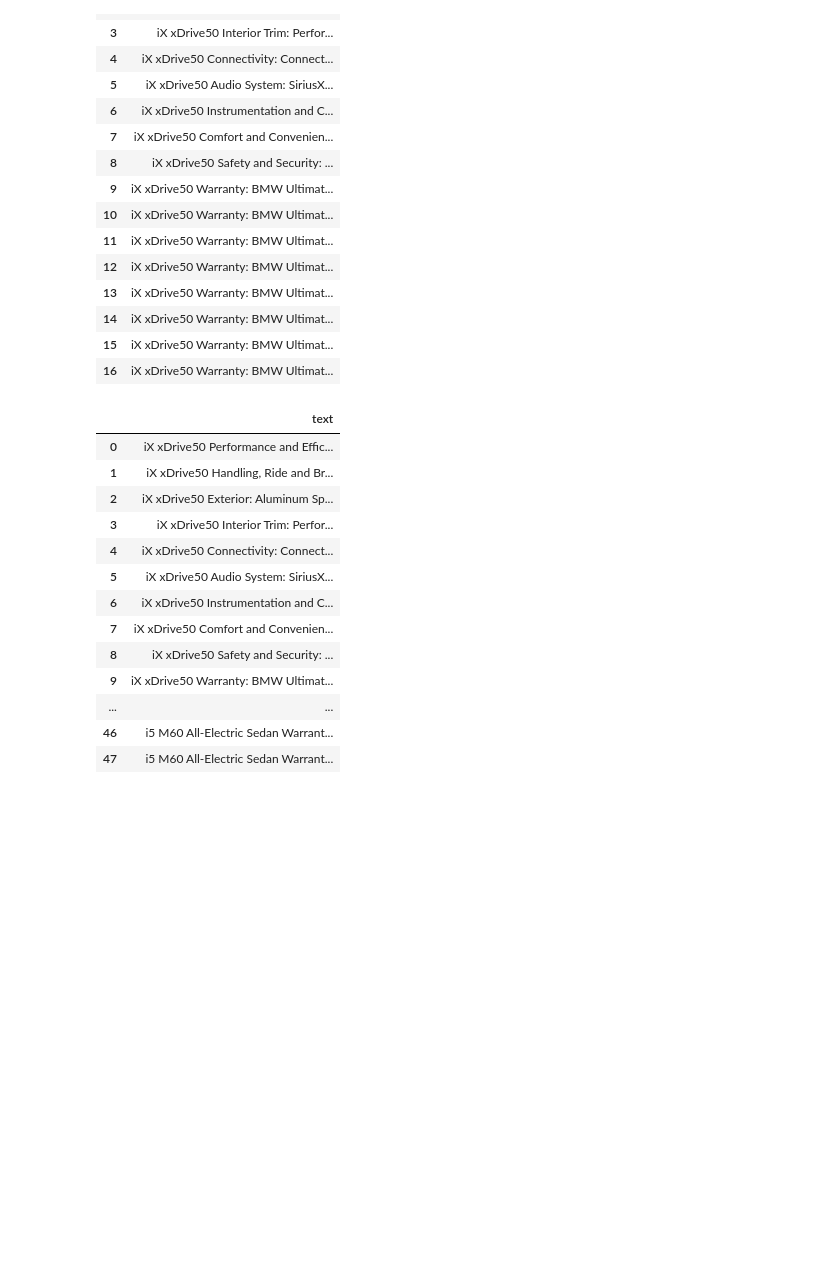
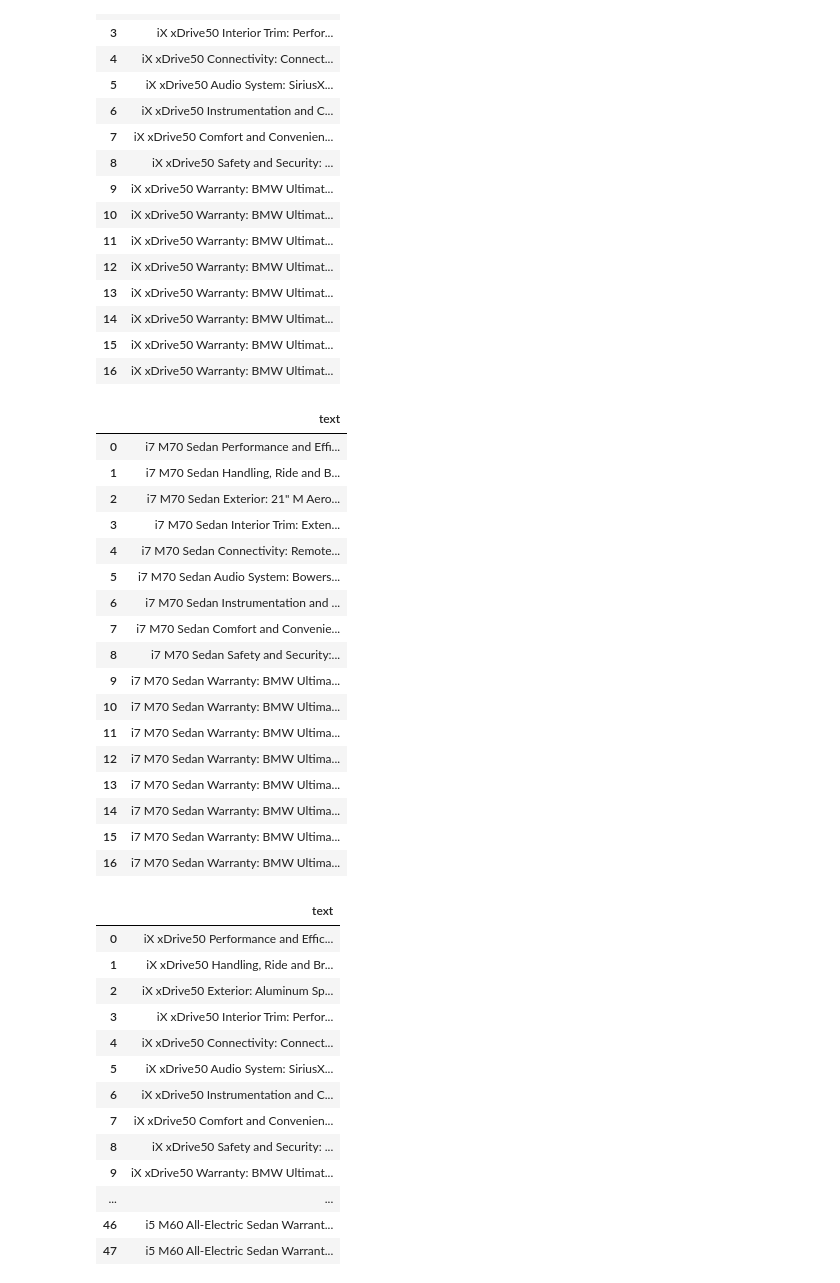
Before and after one commit to bordator/Udacity-GenerativeAI, a Jupyter notebook: projects/BYOCustomChatbot/project.ipynb, the cells around one changed output. Cells and saved outputs as stored; diff of their text form; code cells hidden in the pictures; blank space fills up the shorter version.

```diff
--- a/projects/BYOCustomChatbot/project.ipynb
+++ b/projects/BYOCustomChatbot/project.ipynb
@@ -33,19 +33,28 @@ def fetch_page(url: str):
 # %%
 #research_url = https://www.bmwusa.com/vehicles/all-electric/i5/sedan/electric-bmw-m.html
 #research_url2 = https://www.bmwusa.com/vehicles/all-electric/ix/suv/electric-bmw-m.html
+#research_url3 =https://www.bmwusa.com/vehicles/all-electric/i7/sedan/electric-bmw-m.html
 
 # Get the source of the page
 #source = fetch_page(research_url)
-
 # Write the source to disk
-#with open("https://www.bmwusa.com/vehicles/all-electric/i5/sedan/electric-bmw-m.html", "w") as f:
+#with open("2025BMWiXxDrive50All-ElectricSUV_ Features&Specs.html", "w") as f:
+#    f.write(source)
+# Get the source of the page
+#source = fetch_page(research_url2)
+# Write the source to disk
+#with open("BMWi7M70All-Electric LuxurySedan_BMWUSA.html", "w") as f:
+#    f.write(source)
+#source = fetch_page(research_url3)
+# Write the source to disk
+#with open("BMWi5M60All-ElectricSedan_BMWUSA.html", "w") as f:
 #    f.write(source)
 #had to store the pages localy because of access issues
 
 # Load the source from disk
 with open(path + "2025BMWiXxDrive50All-ElectricSUV_ Features&Specs.html", "r") as f:
     source = f.read()
-with open(path + "2025BMWiXxDrive50All-ElectricSUV_ Features&Specs.html", "r") as f:
+with open(path + "BMWi7M70All-Electric LuxurySedan_BMWUSA.html", "r") as f:
     source2 = f.read()
 with open(path + "BMWi5M60All-ElectricSedan_BMWUSA.html", "r") as f:
     source3 = f.read()
@@ -100,4 +109,27 @@ df_1
 | 14 | iX xDrive50 Warranty: BMW Ultimat... |
 | 15 | iX xDrive50 Warranty: BMW Ultimat... |
 | 16 | iX xDrive50 Warranty: BMW Ultimat... |
+# %%
+featureList = parsePage2(source2, "i7 M70 Sedan")
+df_test = pd.DataFrame(featureList, columns=['text'])
+df_test
+# %% [output]
+|  | text |
+| 0 | i7 M70 Sedan Performance and Effi... |
+| 1 | i7 M70 Sedan Handling, Ride and B... |
+| 2 | i7 M70 Sedan Exterior: 21" M Aero... |
+| 3 | i7 M70 Sedan Interior Trim: Exten... |
+| 4 | i7 M70 Sedan Connectivity: Remote... |
+| 5 | i7 M70 Sedan Audio System: Bowers... |
+| 6 | i7 M70 Sedan Instrumentation and ... |
+| 7 | i7 M70 Sedan Comfort and Convenie... |
+| 8 | i7 M70 Sedan Safety and Security:... |
+| 9 | i7 M70 Sedan Warranty: BMW Ultima... |
+| 10 | i7 M70 Sedan Warranty: BMW Ultima... |
+| 11 | i7 M70 Sedan Warranty: BMW Ultima... |
+| 12 | i7 M70 Sedan Warranty: BMW Ultima... |
+| 13 | i7 M70 Sedan Warranty: BMW Ultima... |
+| 14 | i7 M70 Sedan Warranty: BMW Ultima... |
+| 15 | i7 M70 Sedan Warranty: BMW Ultima... |
+| 16 | i7 M70 Sedan Warranty: BMW Ultima... |
 # %%
```
Also changed, not shown: parts of 20 cells of this notebook, 1 other file.
